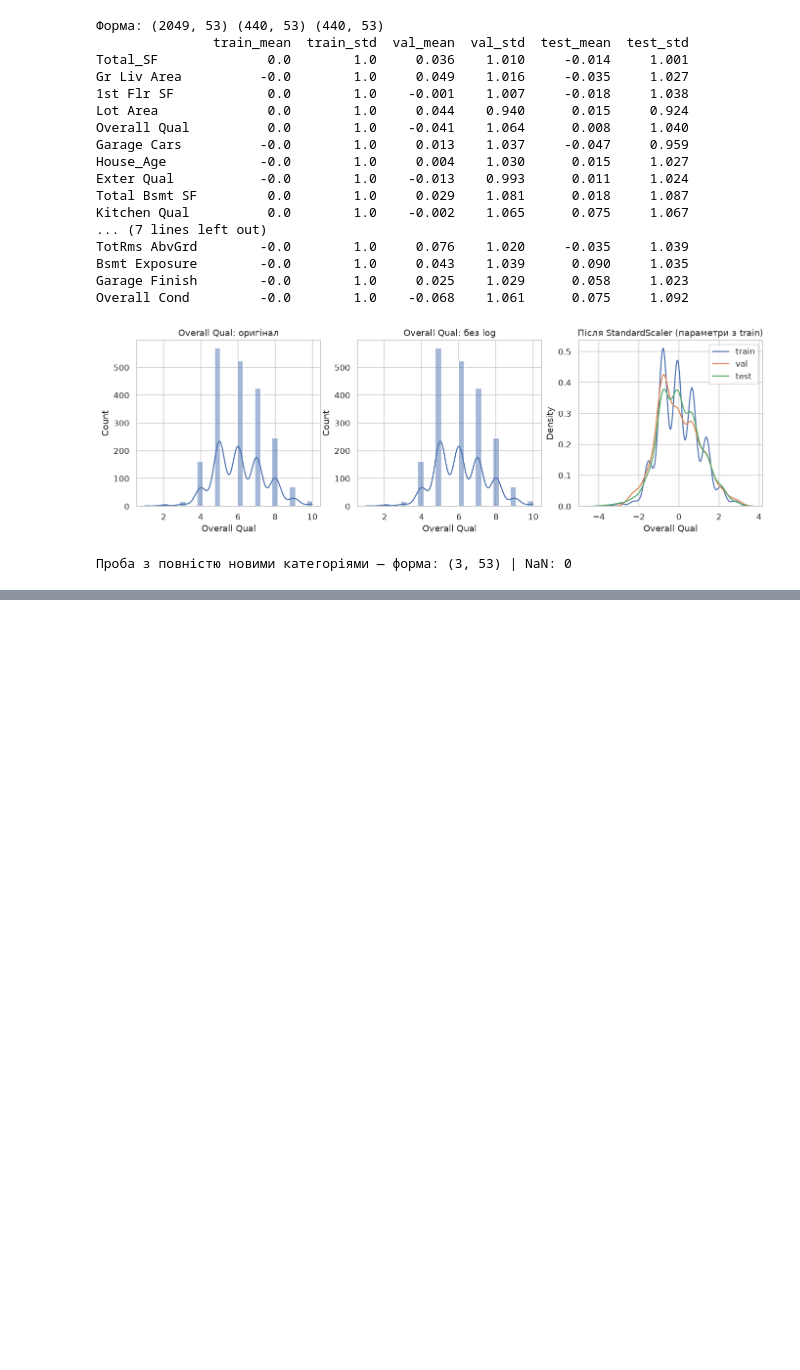
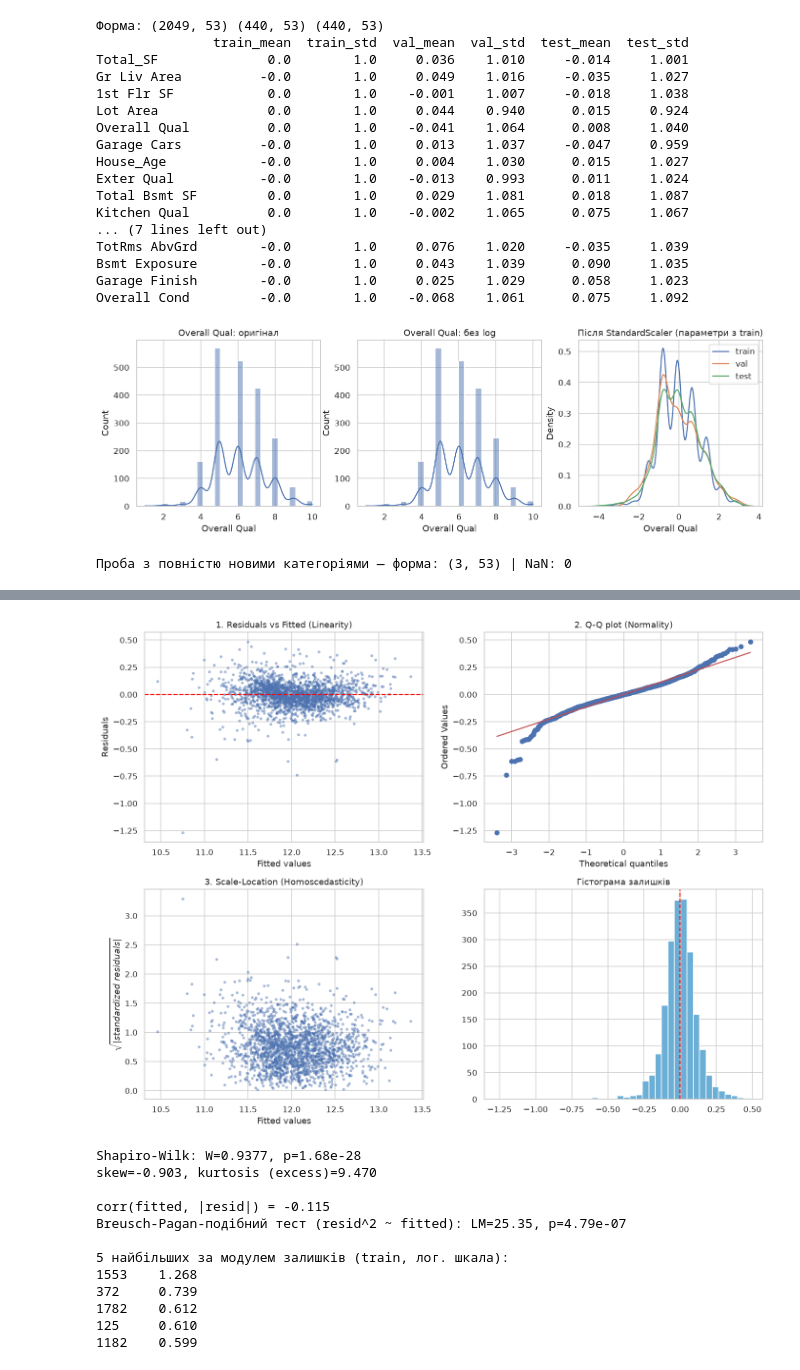
Before and after one commit to BohdanTielniy/ml-labs, a Jupyter notebook: lab1/LinearRegression.ipynb, the cells around one changed output, grey strips where cells are left out. Saved outputs shown, nothing was run; the diff lists cells and outputs as text; code cells hidden in the pictures; blank space fills up the shorter version.

```diff
--- a/lab1/preprocessing.ipynb
+++ b/lab1/LinearRegression.ipynb
@@ -709,0 +1056,10 @@ Overall Cond         -0.0        1.0    -0.068    1.061      0.075     1.092
+# %%
+
+m_batch, h_batch_full, hv_batch_full, ep_batch = train_batch(ALPHA_BATCH, 15000)
+m_sgd, h_sgd_full, hv_sgd_full, ep_sgd = train_sgd(ALPHA_SGD, 200)
+m_mb, h_mb_full, hv_mb_full, ep_mb = train_minibatch(ALPHA_MB, 400)
+
+print("Фінальні моделі (обрана найкраща за val-cost епоха):")
+print(f"  Batch GD:      епоха {ep_batch} з {len(h_batch_full)} (train cost={h_batch_full[ep_batch]:.5f})")
+print(f"  SGD:           епоха {ep_sgd} з {len(h_sgd_full)} (train cost={h_sgd_full[ep_sgd]:.5f})")
+print(f"  Mini-batch GD: епоха {ep_mb} з {len(h_mb_full)} (train cost={h_mb_full[ep_mb]:.5f})")
@@ -709,0 +1152,66 @@ Overall Cond         -0.0        1.0    -0.068    1.061      0.075     1.092
+# %%
+
+diag_model = m_batch
+pred_tr = diag_model.predict(X_tr)
+resid = y_train - pred_tr     # залишки (epsilon = y - y_hat) на train
+
+fig, axes = plt.subplots(2, 2, figsize=(13, 10))
+
+# 1) Linearity: якщо форма моделі правильна, точки мають лежати безформною хмарою навколо 0
+axes[0, 0].scatter(pred_tr, resid, s=8, alpha=0.4)
+axes[0, 0].axhline(0, color="red", ls="--")
+axes[0, 0].set_xlabel("Fitted values"); axes[0, 0].set_ylabel("Residuals")
+axes[0, 0].set_title("1. Residuals vs Fitted (Linearity)")
+
+# 2) Normality: точки мають лягати на пряму, якщо залишки нормально розподілені
+stats.probplot(resid, dist="norm", plot=axes[0, 1])
+axes[0, 1].set_title("2. Q-Q plot (Normality)")
+
+# 3) Homoscedasticity: якщо дисперсія залишків стала, тренду по X тут бути не повинно
+std_resid = resid / resid.std()
+axes[1, 0].scatter(pred_tr, np.sqrt(np.abs(std_resid)), s=8, alpha=0.4)
+axes[1, 0].set_xlabel("Fitted values"); axes[1, 0].set_ylabel(r"$\sqrt{|standardized\ residuals|}$")
+axes[1, 0].set_title("3. Scale-Location (Homoscedasticity)")
+
+# додатковий, наочніший вигляд форми розподілу залишків
+axes[1, 1].hist(resid, bins=40, color="#6baed6", edgecolor="white")
+axes[1, 1].set_title("Гістограма залишків")
+axes[1, 1].axvline(0, color="red", ls="--")
+
+plt.tight_layout()
+plt.show()
+
+# формальний тест нормальності: H0 = залишки нормальні; малий p -> відхиляємо H0
+sh_stat, sh_p = stats.shapiro(resid)
+print(f"Shapiro-Wilk: W={sh_stat:.4f}, p={sh_p:.2e}")
+print(f"skew={stats.skew(resid):.3f}, kurtosis (excess)={stats.kurtosis(resid):.3f}")
+
+# грубий (Breusch-Pagan-подібний) тест гомоскедастичності: чи пояснює fitted value дисперсію залишків
+corr_fr = np.corrcoef(pred_tr, np.abs(resid))[0, 1]
+res2 = resid ** 2
+Xb2 = np.column_stack([np.ones_like(pred_tr), pred_tr])
+beta2, *_ = np.linalg.lstsq(Xb2, res2, rcond=None)
+bp_r2 = r2_manual(res2, Xb2 @ beta2)
+bp_lm = len(resid) * bp_r2                       # статистика LM = n * R^2, ~ chi2(1) за H0
+bp_p = 1 - stats.chi2.cdf(bp_lm, 1)
+print(f"\ncorr(fitted, |resid|) = {corr_fr:.3f}")
+print(f"Breusch-Pagan-подібний тест (resid^2 ~ fitted): LM={bp_lm:.2f}, p={bp_p:.2e}")
+
+# 5 найбільших за модулем залишків — хто саме "псує" нормальність (викиди)
+worst = pd.Series(resid, index=Xtr_df.index).abs().sort_values(ascending=False).head(5)
+print("\n5 найбільших за модулем залишків (train, лог. шкала):")
+print(worst.round(3).to_string())
+# %% [output]
+[figure, added]
+Shapiro-Wilk: W=0.9377, p=1.68e-28
+skew=-0.903, kurtosis (excess)=9.470
+
+corr(fitted, |resid|) = -0.115
+Breusch-Pagan-подібний тест (resid^2 ~ fitted): LM=25.35, p=4.79e-07
+
+5 найбільших за модулем залишків (train, лог. шкала):
+1553    1.268
+372     0.739
+1782    0.612
+125     0.610
+1182    0.599
```
Also changed, not shown: parts of 38 cells of this notebook.
